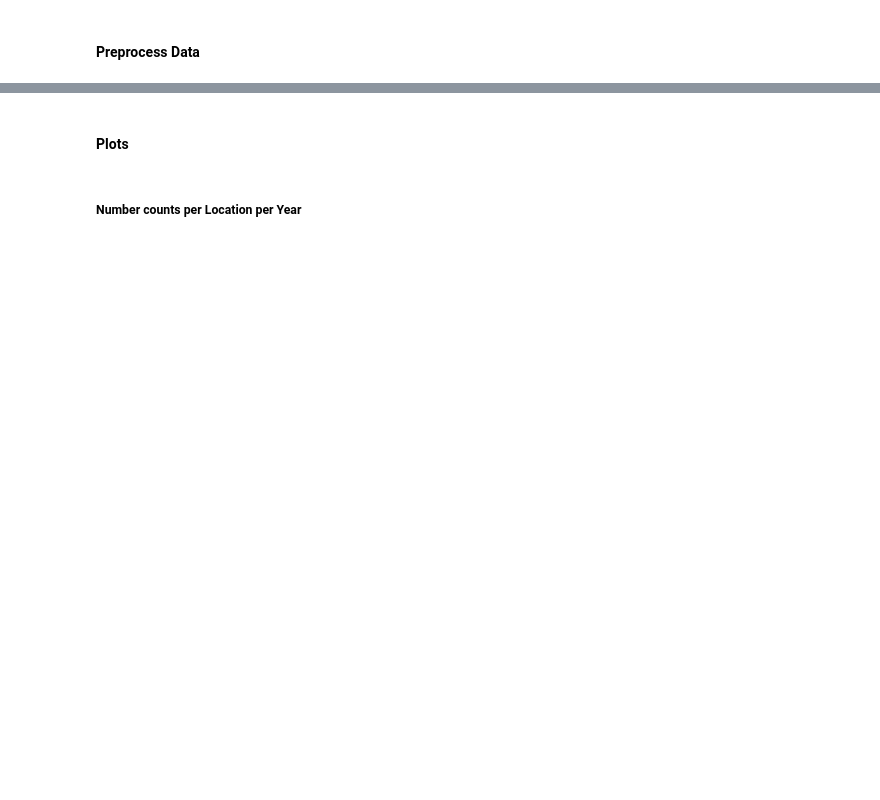
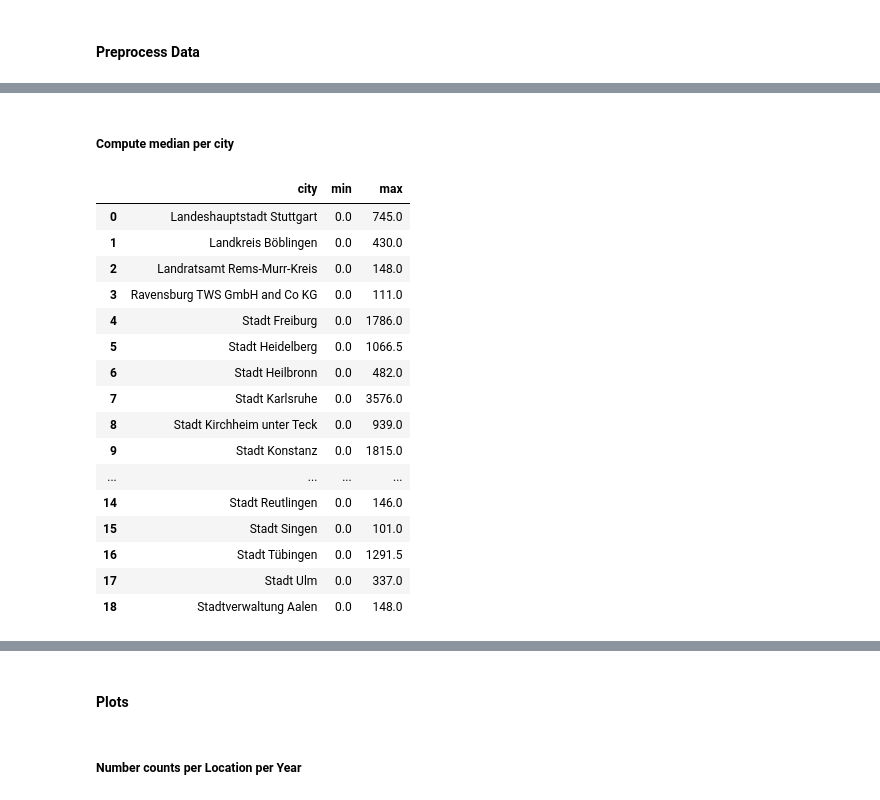
Before and after one commit to skessler01/data_literacy, a Jupyter notebook: notebooks/data_preprocessing.ipynb, the cells around one changed output, grey strips where cells are left out. Drawn from its saved outputs; the diff is of its cells as text; code cells hidden in the pictures; blank space fills up the shorter version.

```diff
--- a/notebooks/data_preprocessing.ipynb
+++ b/notebooks/data_preprocessing.ipynb
@@ -495,0 +260,2 @@ city_norm_with_coords.head()
+# %% [markdown]
+##### Compute median per city
@@ -495,0 +281,22 @@ city_norm_with_coords.head()
+# %%
+# Sanity check: Get min and max
+city_min_max = city_medians.groupby('city')['median_count'].agg(['min', 'max']).reset_index()
+city_min_max
+# %% [output]
+|  | city | min | max |
+| 0 | Landeshauptstadt Stuttgart | 0.0 | 745.0 |
+| 1 | Landkreis Böblingen | 0.0 | 430.0 |
+| 2 | Landratsamt Rems-Murr-Kreis | 0.0 | 148.0 |
+| 3 | Ravensburg TWS GmbH and Co KG | 0.0 | 111.0 |
+| 4 | Stadt Freiburg | 0.0 | 1786.0 |
+| 5 | Stadt Heidelberg | 0.0 | 1066.5 |
+| 6 | Stadt Heilbronn | 0.0 | 482.0 |
+| 7 | Stadt Karlsruhe | 0.0 | 3576.0 |
+| 8 | Stadt Kirchheim unter Teck | 0.0 | 939.0 |
+| 9 | Stadt Konstanz | 0.0 | 1815.0 |
+| ... | ... | ... | ... |
+| 14 | Stadt Reutlingen | 0.0 | 146.0 |
+| 15 | Stadt Singen | 0.0 | 101.0 |
+| 16 | Stadt Tübingen | 0.0 | 1291.5 |
+| 17 | Stadt Ulm | 0.0 | 337.0 |
+| 18 | Stadtverwaltung Aalen | 0.0 | 148.0 |
```
Also changed, not shown: parts of 24 cells of this notebook, 1 other file.
